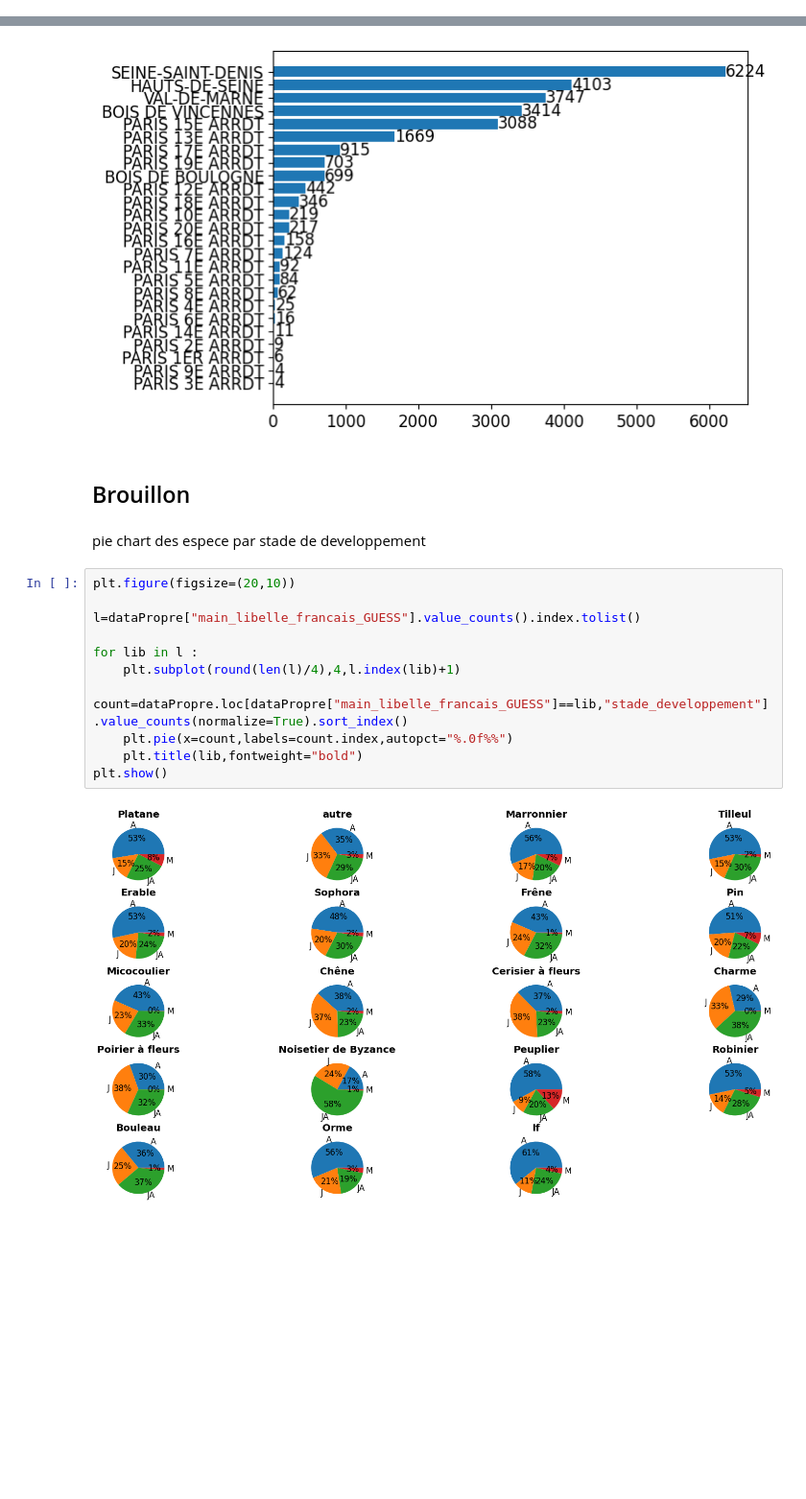
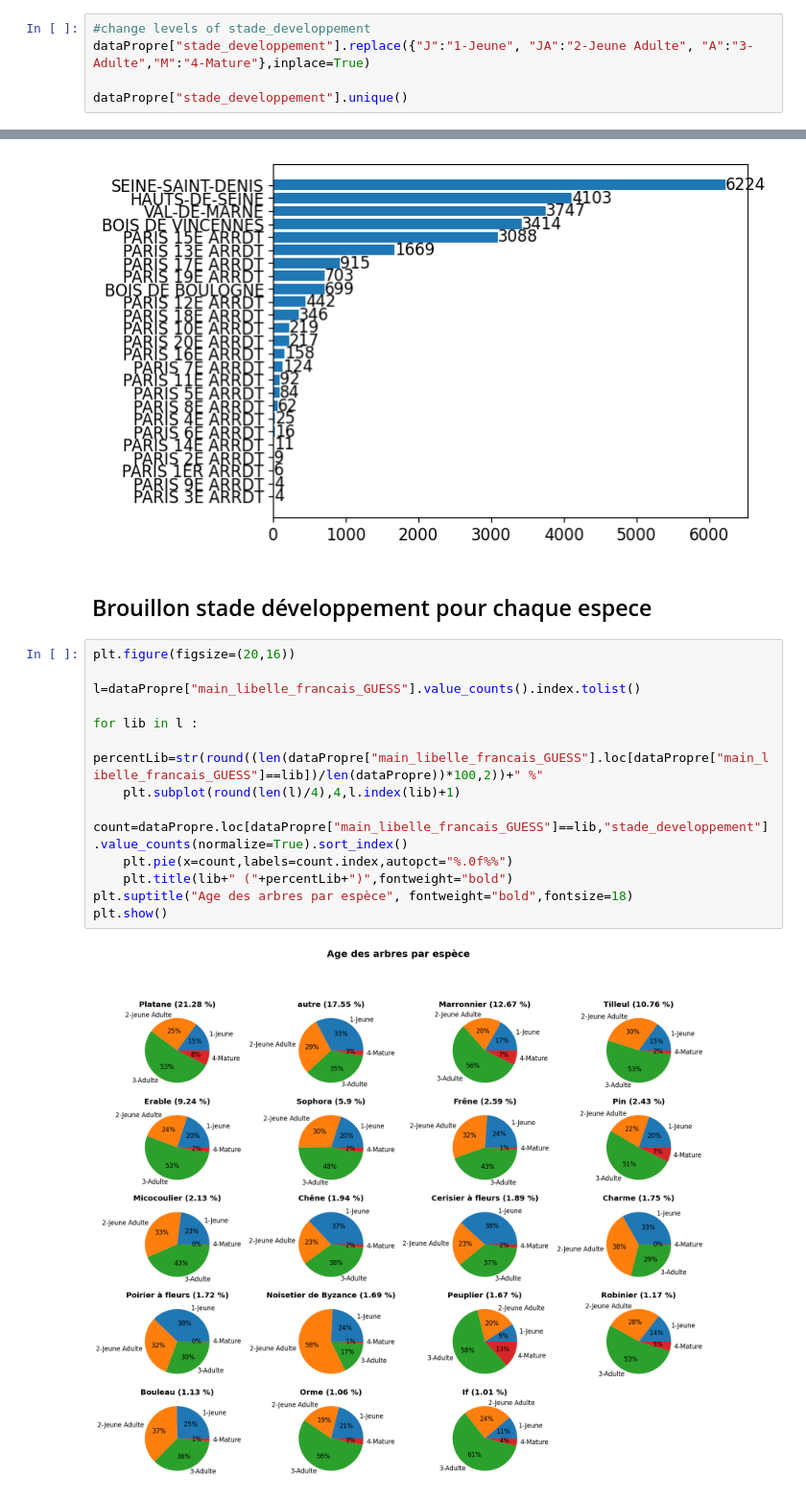
Before and after one commit to ClementPatin/OC-P2, a Jupyter notebook: Patin_Clement_1_notebook_032023.ipynb, the cells around one changed output, grey strips where cells are left out. Shown at 96% size. Drawn from its saved outputs; the diff is of its cells as text; blank space fills up the shorter version.

```diff
--- a/Patin_Clement_1_notebook_032023.ipynb
+++ b/Patin_Clement_1_notebook_032023.ipynb
@@ -857,0 +860,5 @@ plt.show()
+# %%
+#change levels of stade_developpement
+dataPropre["stade_developpement"].replace({"J":"1-Jeune", "JA":"2-Jeune Adulte", "A":"3-Adulte","M":"4-Mature"},inplace=True)
+
+dataPropre["stade_developpement"].unique()
@@ -883,20 +893,20 @@ plt.bar_label(graph)
 plt.show()
 # %% [output]
 [figure]
-# %% [markdown]
-## Brouillon
-# %% [markdown]
-pie chart des espece par stade de developpement
-# %%
-plt.figure(figsize=(20,10))
-
-l=dataPropre["main_libelle_francais_GUESS"].value_counts().index.tolist()
-
-for lib in l :
-    plt.subplot(round(len(l)/4),4,l.index(lib)+1)
-    count=dataPropre.loc[dataPropre["main_libelle_francais_GUESS"]==lib,"stade_developpement"].value_counts(normalize=True).sort_index()
-    plt.pie(x=count,labels=count.index,autopct="%.0f%%")
-    plt.title(lib,fontweight="bold")
-plt.show()
-# %% [output]
-[figure, removed]
+# %% [markdown]
+## Brouillon stade développement pour chaque espece
+# %%
+plt.figure(figsize=(20,16))
+
+l=dataPropre["main_libelle_francais_GUESS"].value_counts().index.tolist()
+
+for lib in l :
+    percentLib=str(round((len(dataPropre["main_libelle_francais_GUESS"].loc[dataPropre["main_libelle_francais_GUESS"]==lib])/len(dataPropre))*100,2))+" %"
+    plt.subplot(round(len(l)/4),4,l.index(lib)+1)
+    count=dataPropre.loc[dataPropre["main_libelle_francais_GUESS"]==lib,"stade_developpement"].value_counts(normalize=True).sort_index()
+    plt.pie(x=count,labels=count.index,autopct="%.0f%%")
+    plt.title(lib+" ("+percentLib+")",fontweight="bold")
+plt.suptitle("Age des arbres par espèce", fontweight="bold",fontsize=18)
+plt.show()
+# %% [output]
+[figure, added]
```
Also changed, not shown: parts of 37 cells of this notebook.
